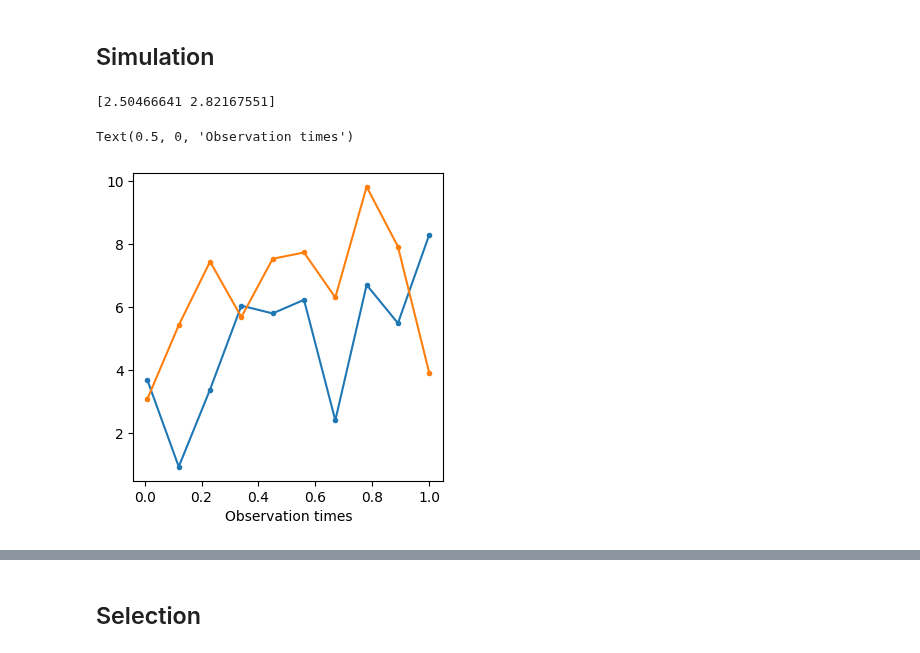
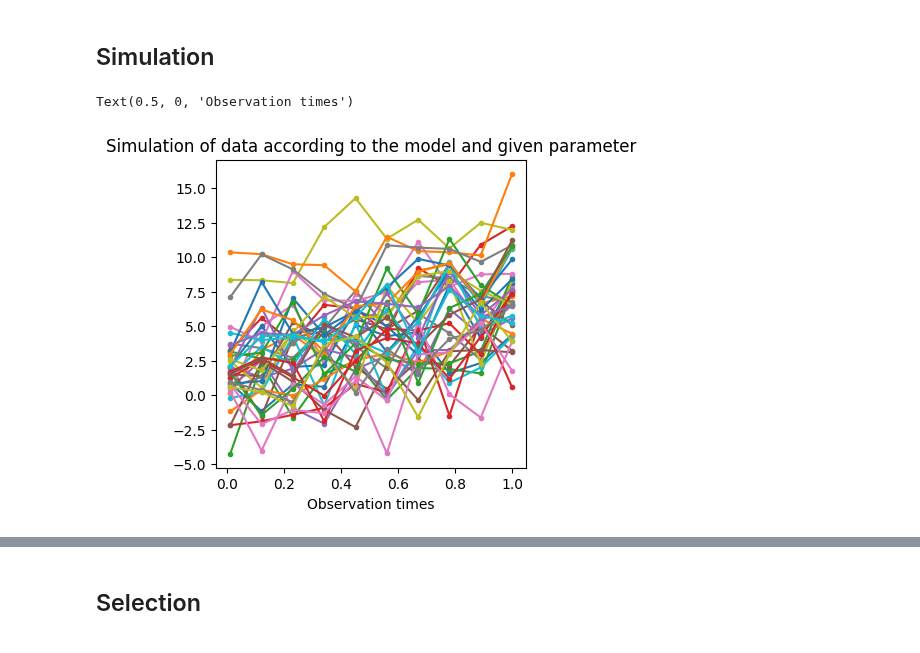
Before and after one commit to caillebotteAntoine/sdg4varselect, a Jupyter notebook: examples/variable_selection_lmem.ipynb, the cells around one changed output, grey strips where cells are left out. Cells and saved outputs as stored; diff of their text form; code cells hidden in the pictures.

```diff
--- a/examples/variable_selection_lmem.ipynb
+++ b/examples/variable_selection_lmem.ipynb
@@ -20,9 +18,7 @@ Avec $a_i\sim\mathcal N(0, \sigma_a^2=0.4^2)$ et $X= [U\times t, U']$ où $U$ et
 
 Le code ci-dessous le définie pour python.
 # %%
-def m(
-    params, times: jnp.ndarray, a, cov: jnp.ndarray, **kwargs
-) -> jnp.ndarray:
+def m(params, times: jnp.ndarray, a, cov: jnp.ndarray, **kwargs) -> jnp.ndarray:
 
     out = (cov @ params.beta).reshape(times.shape) + a[:, None]  # + b[:, None] * times
     assert out.shape == times.shape
@@ -94,29 +153,27 @@ class LinearMixedEffectsModel(AbstractMixedEffectsModel, AbstractHDModel):
 # %% [markdown]
 ## Simulation
 # %%
-myModel = LinearMixedEffectsModel(N=2, J=10, P=20 * 2)
+myModel = LinearMixedEffectsModel(N=40, J=10, P=25 * 2)
 
 p_star = myModel.new_params(
     mean_latent=jnp.array([2]),
-    cov_latent=jnp.diag(jnp.array([0.4])),
+    cov_latent=jnp.diag(jnp.array([3**2])),
     var_residual=1,
-    beta=  jnp.concatenate(# [jnp.array([5]),jnp.zeros(shape = (myModel.P-1,))
+    beta=jnp.concatenate(  # [jnp.array([5]),jnp.zeros(shape = (myModel.P-1,))
         [
-            jnp.array([5,-10, 10]),
+            jnp.array([5, -10, 20]),
             jnp.zeros(shape=(myModel.P // 2 - 3,)),
             jnp.array([-15, -5, 20]),
             jnp.zeros(shape=(myModel.P // 2 - 3,)),
         ]
     ),
 )
 
 myobs, mysim = myModel.sample(p_star, jrd.PRNGKey(0))
-print(mysim["a"])
 ax = sdgplt.ax(4, 4)
 _ = ax.plot(myobs["mem_obs_time"].T, myobs["Y"].T, ".-")
-# ax.set_title("Simulation of data according to the model and given parameter")
+ax.set_title("Simulation of data according to the model and given parameter")
 ax.set_xlabel("Observation times")
 # %% [output]
-[2.50466641 2.82167551]
+Text(0.5, 0, 'Observation times')
-Text(0.5, 0, 'Observation times')
-[figure, old version]
+[figure, new version]
```
Also changed, not shown: parts of 14 cells of this notebook, 1 other file.
